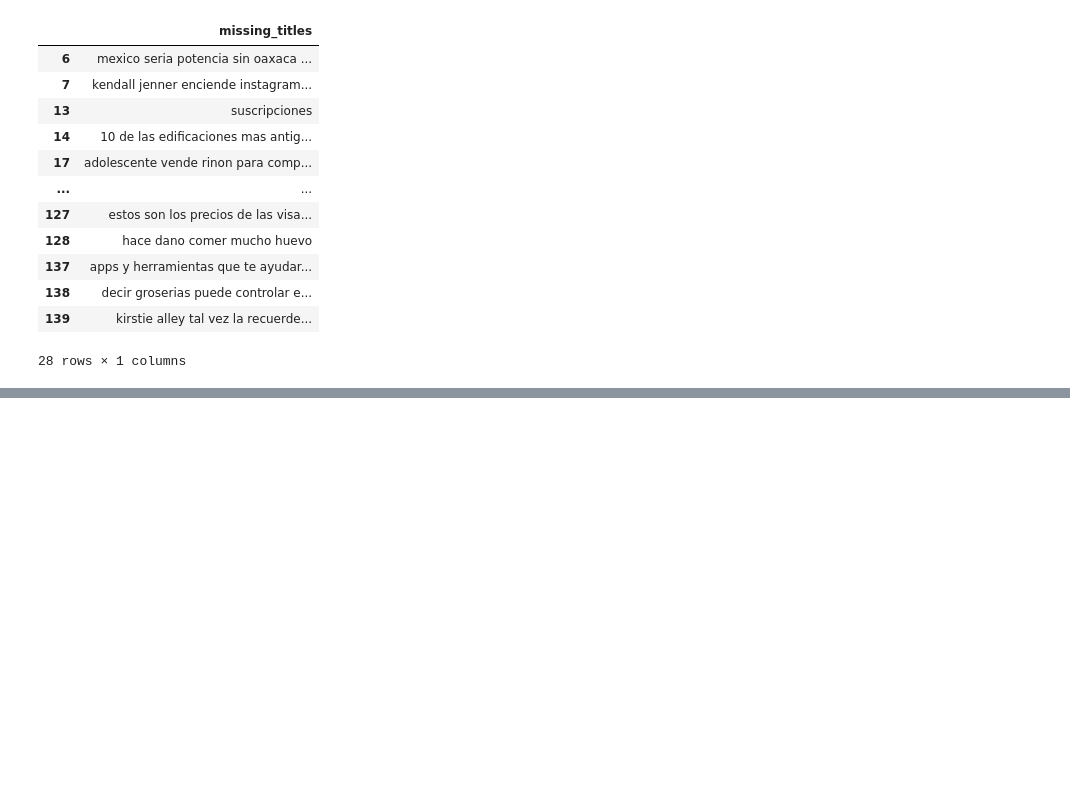
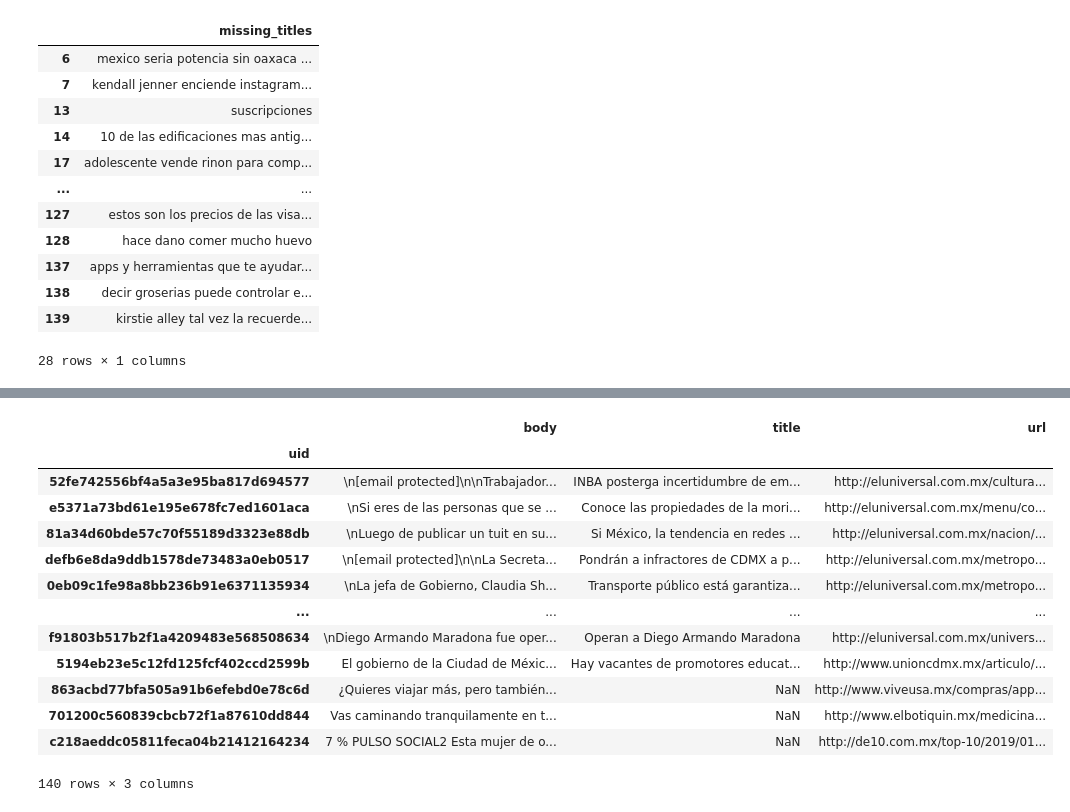
Before and after one commit to FixingMind5/Data_engine, a Jupyter notebook: Platzi_live.ipynb, the cells around one changed output, grey strips where cells are left out. Cells and saved outputs as stored; diff of their text form; code cells hidden in the pictures; blank space fills up the shorter version.

```diff
--- a/Platzi_live.ipynb
+++ b/Platzi_live.ipynb
@@ -221,3 +221,13 @@ missing_titles
 | 138 | decir groserias puede controlar e... |
 | 139 | kirstie alley tal vez la recuerde... |
 28 rows × 1 columns
+# %%
+import pandas as pd
+
+pd.options.display.max_rows = 10
+el_universal = pd.read_csv('eluniversal_2019_01_12_articles.csv')
+
+el_universal
+
+# el_universal.tail() | para los últimos cinco
+# el_universal.head() | para los primeros cinco
@@ -223,0 +248,31 @@ missing_titles
+# %%
+# Añadir uids a las filas
+# axis = 1 (son filas)
+# axis = 0 (son columnas)
+
+import hashlib
+
+uids = (el_universal
+            .apply(lambda row: hashlib.md5(bytes(row['url'].encode())), axis=1)
+            .apply(lambda hash_object: hash_object.hexdigest())
+       )
+
+el_universal['uid'] = uids
+el_universal.set_index('uid', inplace=True)
+
+el_universal
+# %% [output]
+|  | body | title | url |
+| uid |  |  |  |
+| 52fe742556bf4a5a3e95ba817d694577 | \n[email protected]\n\nTrabajador... | INBA posterga incertidumbre de em... | http://eluniversal.com.mx/cultura... |
+| e5371a73bd61e195e678fc7ed1601aca | \nSi eres de las personas que se ... | Conoce las propiedades de la mori... | http://eluniversal.com.mx/menu/co... |
+| 81a34d60bde57c70f55189d3323e88db | \nLuego de publicar un tuit en su... | Si México, la tendencia en redes ... | http://eluniversal.com.mx/nacion/... |
+| defb6e8da9ddb1578de73483a0eb0517 | \n[email protected]\n\nLa Secreta... | Pondrán a infractores de CDMX a p... | http://eluniversal.com.mx/metropo... |
+| 0eb09c1fe98a8bb236b91e6371135934 | \nLa jefa de Gobierno, Claudia Sh... | Transporte público está garantiza... | http://eluniversal.com.mx/metropo... |
+| ... | ... | ... | ... |
+| f91803b517b2f1a4209483e568508634 | \nDiego Armando Maradona fue oper... | Operan a Diego Armando Maradona | http://eluniversal.com.mx/univers... |
+| 5194eb23e5c12fd125fcf402ccd2599b | El gobierno de la Ciudad de Méxic... | Hay vacantes de promotores educat... | http://www.unioncdmx.mx/articulo/... |
+| 863acbd77bfa505a91b6efebd0e78c6d | ¿Quieres viajar más, pero también... | NaN | http://www.viveusa.mx/compras/app... |
+| 701200c560839cbcb72f1a87610dd844 | Vas caminando tranquilamente en t... | NaN | http://www.elbotiquin.mx/medicina... |
+| c218aeddc05811feca04b21412164234 | 7 % PULSO SOCIAL2 Esta mujer de o... | NaN | http://de10.com.mx/top-10/2019/01... |
+140 rows × 3 columns
```
Also changed, not shown: parts of 3 cells of this notebook, 1 other file.
